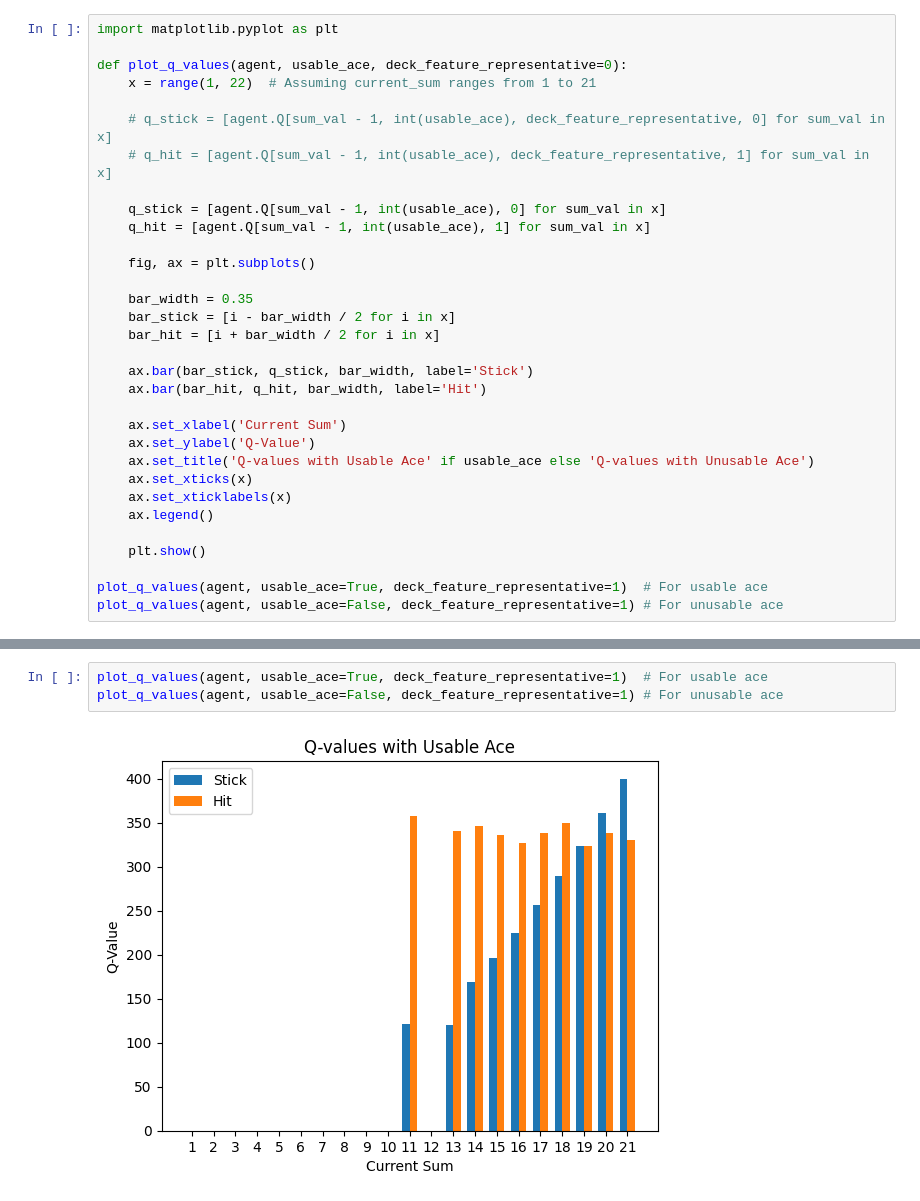
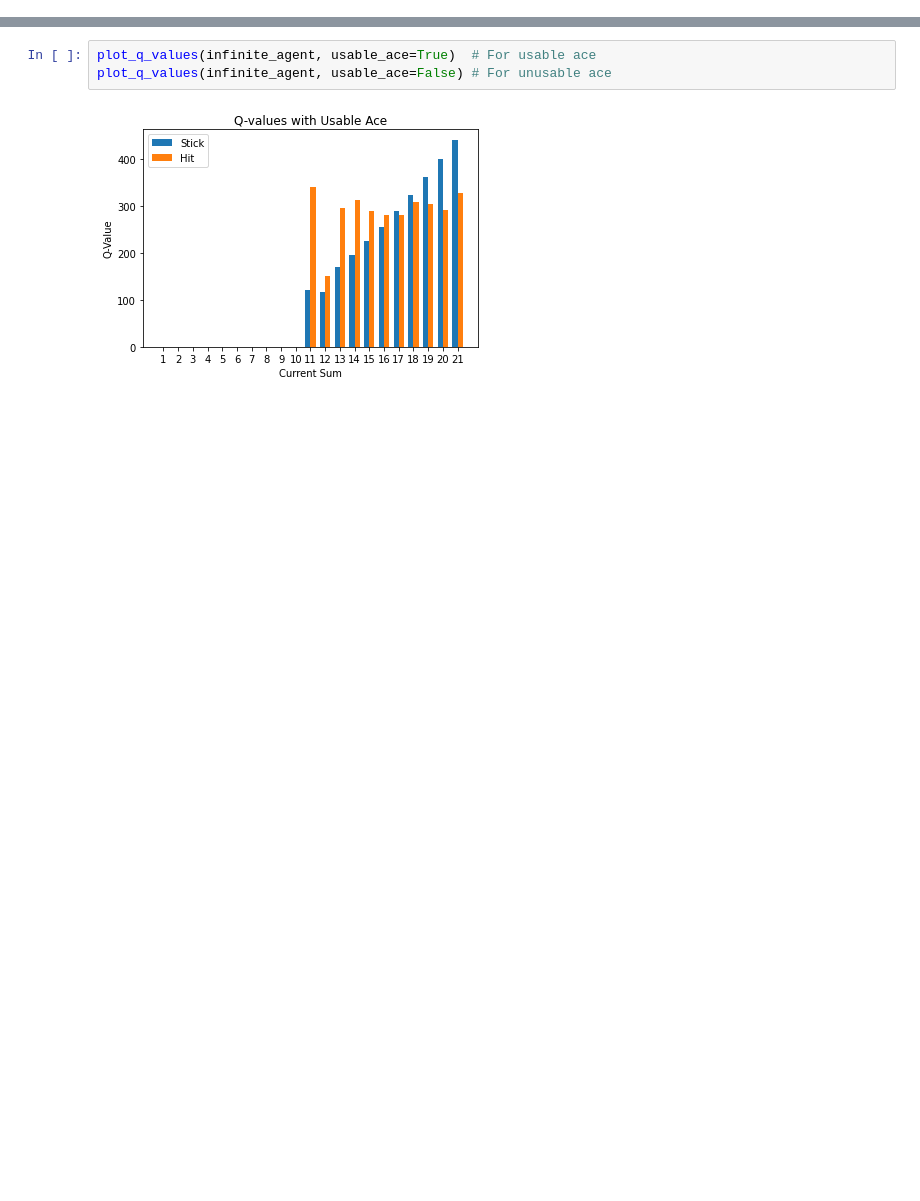
Before and after one commit to artemi8/RL-black-jack, a Jupyter notebook: Q_learning.ipynb, the cells around one changed output, grey strips where cells are left out. Drawn from its saved outputs; the diff is of its cells as text; blank space fills up the shorter version.

Commit message:
Evaluating agents

```diff
--- a/Q_learning.ipynb
+++ b/Q_learning.ipynb
@@ -135,32 +171,0 @@ for episode in tqdm(range(max_episodes)):
-# %%
-import matplotlib.pyplot as plt
-
-def plot_q_values(agent, usable_ace, deck_feature_representative=0):
-    x = range(1, 22)  # Assuming current_sum ranges from 1 to 21
-
-    # q_stick = [agent.Q[sum_val - 1, int(usable_ace), deck_feature_representative, 0] for sum_val in x]
-    # q_hit = [agent.Q[sum_val - 1, int(usable_ace), deck_feature_representative, 1] for sum_val in x]
-
-    q_stick = [agent.Q[sum_val - 1, int(usable_ace), 0] for sum_val in x]
-    q_hit = [agent.Q[sum_val - 1, int(usable_ace), 1] for sum_val in x]
-
-    fig, ax = plt.subplots()
-
-    bar_width = 0.35
-    bar_stick = [i - bar_width / 2 for i in x]
-    bar_hit = [i + bar_width / 2 for i in x]
-
-    ax.bar(bar_stick, q_stick, bar_width, label='Stick')
-    ax.bar(bar_hit, q_hit, bar_width, label='Hit')
-
-    ax.set_xlabel('Current Sum')
-    ax.set_ylabel('Q-Value')
-    ax.set_title('Q-values with Usable Ace' if usable_ace else 'Q-values with Unusable Ace')
-    ax.set_xticks(x)
-    ax.set_xticklabels(x)
-    ax.legend()
-
-    plt.show()
-
-plot_q_values(agent, usable_ace=True, deck_feature_representative=1)  # For usable ace
-plot_q_values(agent, usable_ace=False, deck_feature_representative=1) # For unusable ace
@@ -251,5 +172,5 @@ def plot_Q_values_(q_values):
 # %%
-plot_q_values(agent, usable_ace=True, deck_feature_representative=1)  # For usable ace
-plot_q_values(agent, usable_ace=False, deck_feature_representative=1) # For unusable ace
+plot_q_values(infinite_agent, usable_ace=True)  # For usable ace
+plot_q_values(infinite_agent, usable_ace=False) # For unusable ace
 # %% [output]
-[figure, old version]
+[figure, new version]
```
Also changed, not shown: parts of 24 cells of this notebook, 4 other files.
